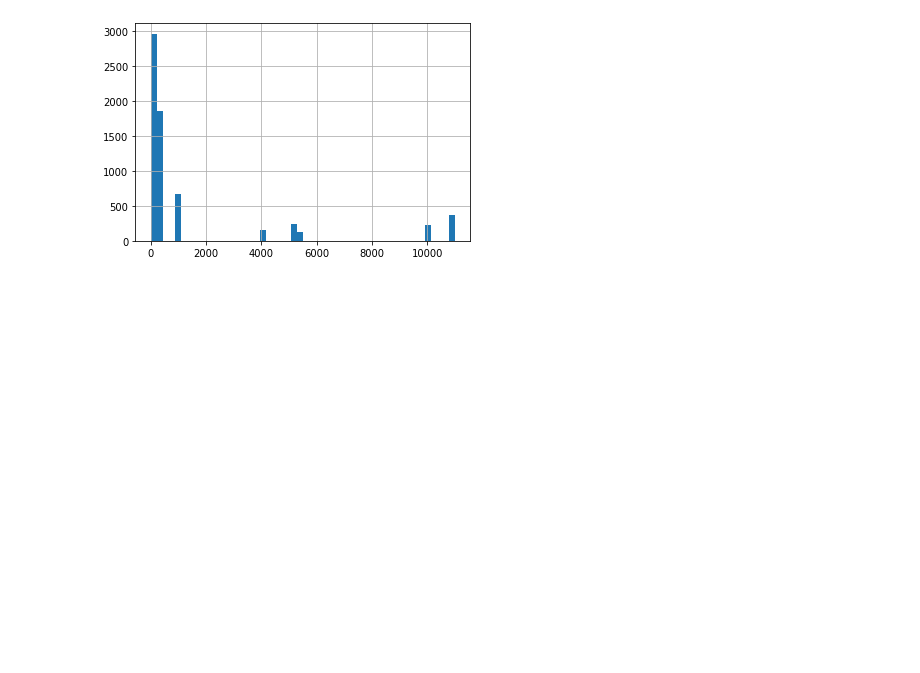
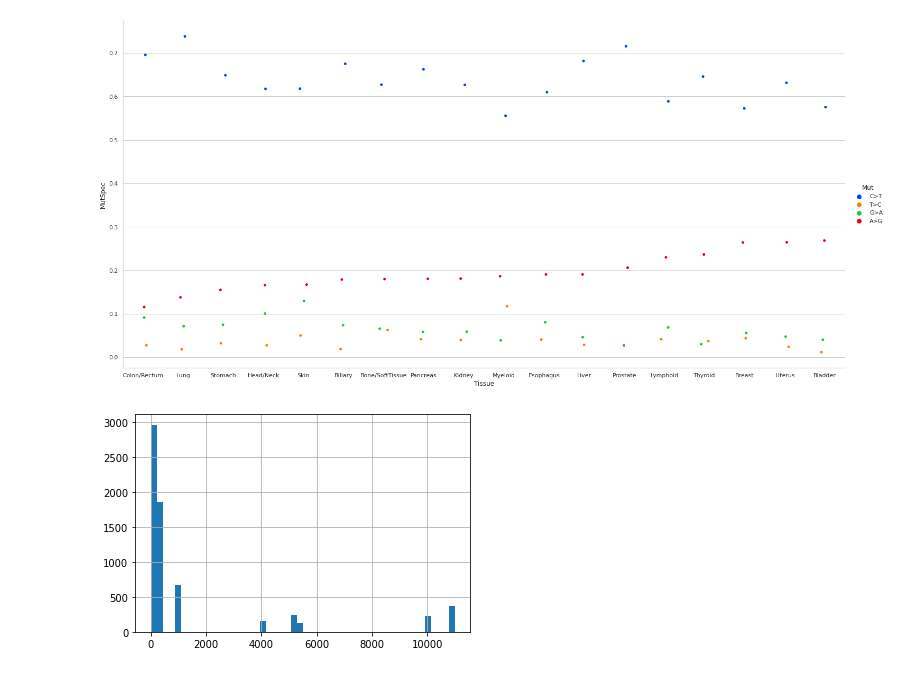
Before and after one commit to mitoclub/mtdnaMutSpecOfCancers, a Jupyter notebook: notebooks/glm.ipynb, the cells around one changed output. Cells and saved outputs as stored; diff of their text form; code cells hidden in the pictures; blank space fills up the shorter version.

```diff
--- a/notebooks/glm.ipynb
+++ b/notebooks/glm.ipynb
@@ -68,0 +203,22 @@ mut.head()
+# %%
+exp_sbs12, _ = coda.collect_exp_mut_freqs(Ref.dropna(subset="Nuc").sort_values("Pos").Nuc.values, ["all"])
+exp_sbs12 = exp_sbs12["all"]
+used_tissues = [
+    'Liver', 'Pancreas', 'Kidney', 'Prostate', 'Breast', 'Esophagus',
+    'Lymphoid', 'Colon/Rectum', 'Skin', 'Stomach',
+    'Thyroid', 'Bone/SoftTissue', 'Head/Neck', 'Uterus', 'Bladder',
+    'Biliary', 'Myeloid', 'Lung'
+]
+
+data = []
+for t in used_tissues:
+    obs_sbs = mut[(mut.tissue == t)]
+    one_mutspec = calculate_mutspec(obs_sbs, exp_sbs12)
+    for sbs, cnt in one_mutspec.set_index("Mut").MutSpec.to_dict().items():
+        row = {"Tissue": t, "Mut": sbs, "MutSpec":cnt}
+        data.append(row)
+
+tissue_counts = pd.DataFrame(data)
+tissue_counts["Mut"] = tissue_counts["Mut"].str.translate(translator)
+print(tissue_counts.shape)
+tissue_counts.head()
@@ -69,3 +233,16 @@ mut.head()
+# %%
+used_sbs = "C>T T>C G>A A>G".split()
+
+sns.set_theme(style="whitegrid")
+sns.catplot(
+    data=tissue_counts,
+    x="Tissue", y="MutSpec", hue="Mut",
+    height=10, aspect=2, palette="bright",
+    order=tissue_counts.pivot("Tissue", "Mut", "MutSpec").sort_values("A>G").index,
+    hue_order=used_sbs,
+);
+# %% [output]
+[figure, added]
 # %%
 mut.TurnOverDays.hist(bins=50);
 # %% [output]
```
Also changed, not shown: parts of 20 cells of this notebook, 2 other files.
